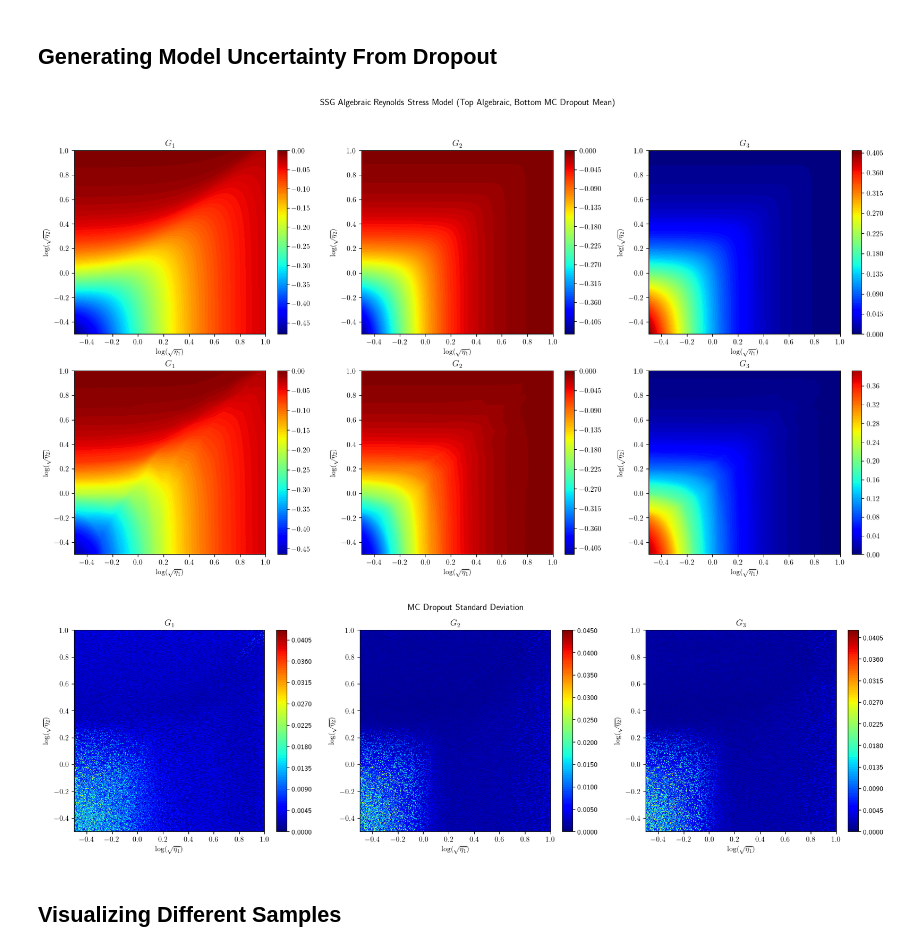
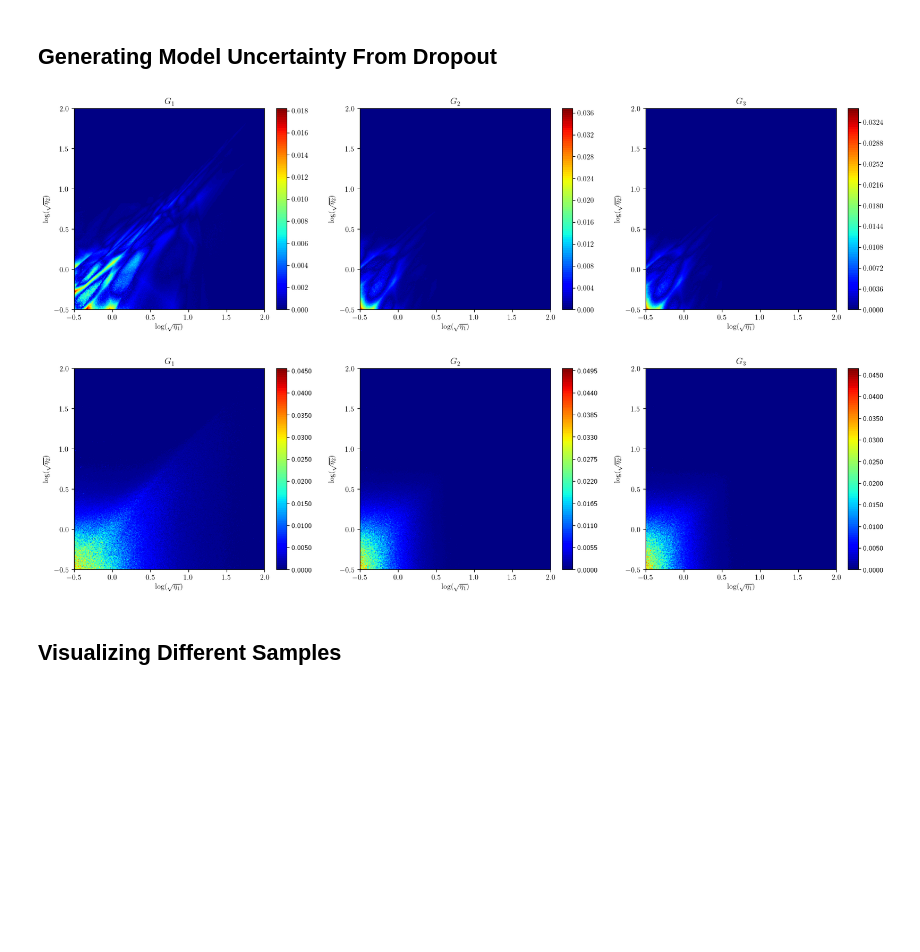
Before and after one commit to Crashprn/UncertaintyQuantification, a Jupyter notebook: MCDropout_Train.ipynb, the cells around one changed output. Saved outputs shown, nothing was run; the diff lists cells and outputs as text; code cells hidden in the pictures; blank space fills up the shorter version.

Commit message:
Mean effective samples MCMC

```diff
--- a/MCDropout_Train.ipynb
+++ b/MCDropout_Train.ipynb
@@ -119,20 +104,20 @@ plt.show()
 ## Network Training
 # %%
 # Defining model parameters
-checkpoint_dir = './Model_Checkpoints/'
+checkpoint_dir = './Model_Checkpoints/MCD/'
 
 net_params = {
         "input_dim": 2,
         "output_dim": 3,
         "num_layers": 4,
         "h_dim": 20,
-        #"dropout": [0.0001, 0.0003, 0.0005],
+        "dropout": [0.001, 0.001, 0.001],
 }
 
 train_params = {
-        "criterion": nn.L1Loss,
+        "criterion": nn.MSELoss,
         "optimizer": torch.optim.Adam,
-        "optimizer__weight_decay": 1e-7,
+        #"optimizer__weight_decay": 1e-7,
         "lr": 0.001,
         "batch_size": 64,
         "max_epochs": 1000,
@@ -143,16 +128,16 @@ train_params = {
         "iterator_valid__shuffle": False,
         "iterator_valid__num_workers": 4,
         "iterator_valid__pin_memory": True,
-        "verbose": 1,
+        "verbose": 2,
 }
 # %%
 test_criteria = RMSELoss()
 
-net_name = 'TurbulenceNetwork_Large'
+net_name = 'TurbulenceNetwork_MCD3'
 
-callbacks = [EarlyStopping(patience=15, threshold=0.0001, threshold_mode='abs', monitor='valid_loss', lower_is_better=True),
+callbacks = [EarlyStopping(patience=15, threshold=0.000001, threshold_mode='abs', monitor='valid_loss', lower_is_better=True),
         Checkpoint(monitor='valid_loss_best', f_params=net_name+'.pt', dirname=checkpoint_dir),
-        LRScheduler(policy=ReduceLROnPlateau, monitor='valid_loss', factor=0.5, patience=5, threshold=0.0001, threshold_mode='abs', mode='min', verbose=True)
+        LRScheduler(policy=ReduceLROnPlateau, monitor='valid_loss', factor=0.5, patience=5, threshold=0.000001, threshold_mode='abs', mode='min', verbose=True)
 ]
 train_params['callbacks'] = callbacks
 
@@ -196,8 +178,8 @@ Test loss: 0.00041296651416182685
 # %% [markdown]
 ## Reinitializing Trained Model
 # %%
-checkpoint_dir = './Model_Checkpoints/'
-net = reinitialize_model('TurbulenceNetwork_Large.pt', checkpoint_dir, TurbulenceNetwork, NeuralNetRegressor, net_params, train_params)
+checkpoint_dir = './Model_Checkpoints/MCD/'
+net = reinitialize_model('TurbulenceNetwork_MCD3.pt', checkpoint_dir, TurbulenceNetwork, NeuralNetRegressor, net_params, train_params)
 # %% [output]
 Re-initializing module.
 Re-initializing criterion.
@@ -249,15 +231,17 @@ for i in range(T):
 # %%
 mean_pred = np.mean(predictions, axis=0)
 
-variance_pred = np.std(predictions, axis=0)
+std_pred = np.std(predictions, axis=0)
+
+np.savetxt('data/MCD/Pred_Mean.csv', mean_pred, delimiter=',')
+np.savetxt('data/MCD/Pred_Std.csv', std_pred, delimiter=',')
 # %%
+plot_heat_map_loss(x_grid, y_grid, target, mean_pred.T.reshape(3, dim, dim))
 
-plot_heat_map_compare(x_grid, y_grid, target, mean_pred.T.reshape(3, dim, dim), bottom_title="MC Dropout Mean")
-
-plot_heat_map_3D(x_grid, y_grid, variance_pred.T.reshape(3, dim, dim), title="MC Dropout Standard Deviation")
+plot_heat_map_3D(x_grid, y_grid, std_pred.T.reshape(3, dim, dim), title="MC Dropout Standard Deviation", sup_title=False)
 # %% [output]
-[figure, old version]
+[figure, new version]
-[figure, old version]
+[figure, new version]
 # %% [markdown]
 ## Visualizing Different Samples
 # %% [markdown]
```
Also changed, not shown: parts of 8 cells of this notebook, 5 other files.
